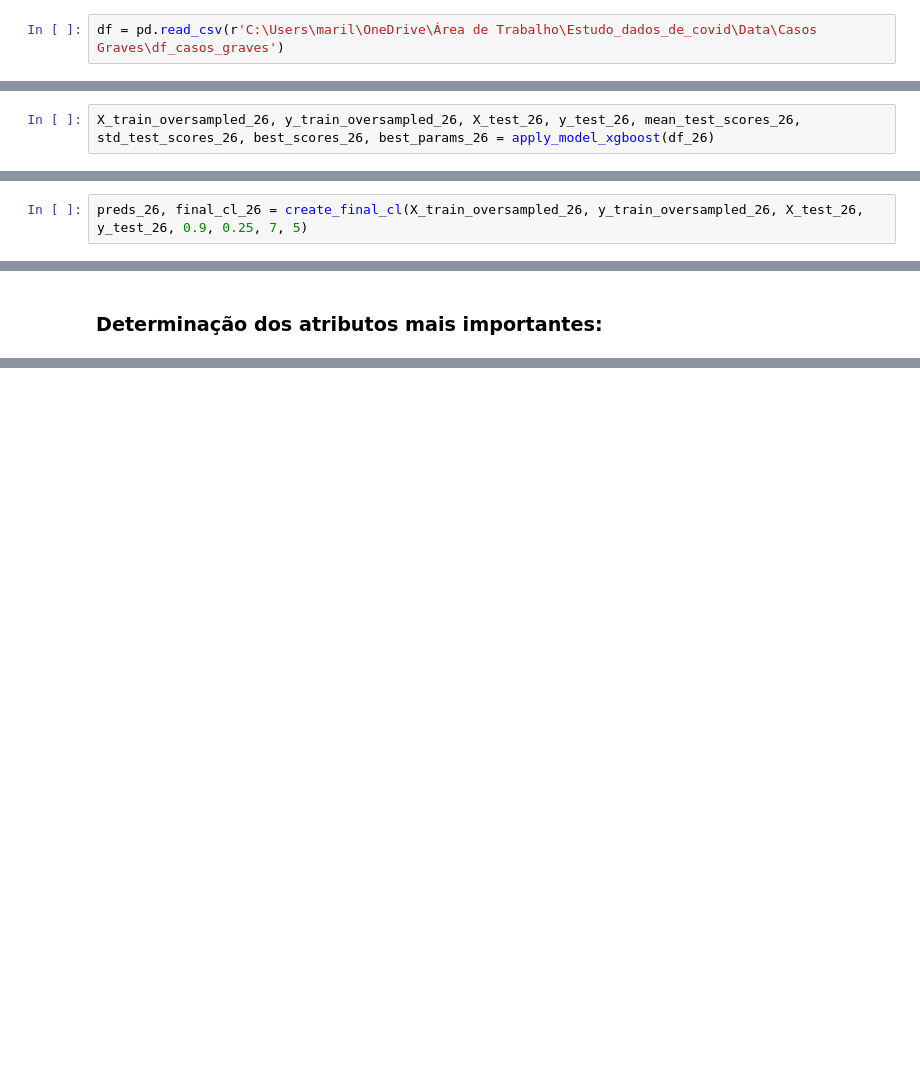
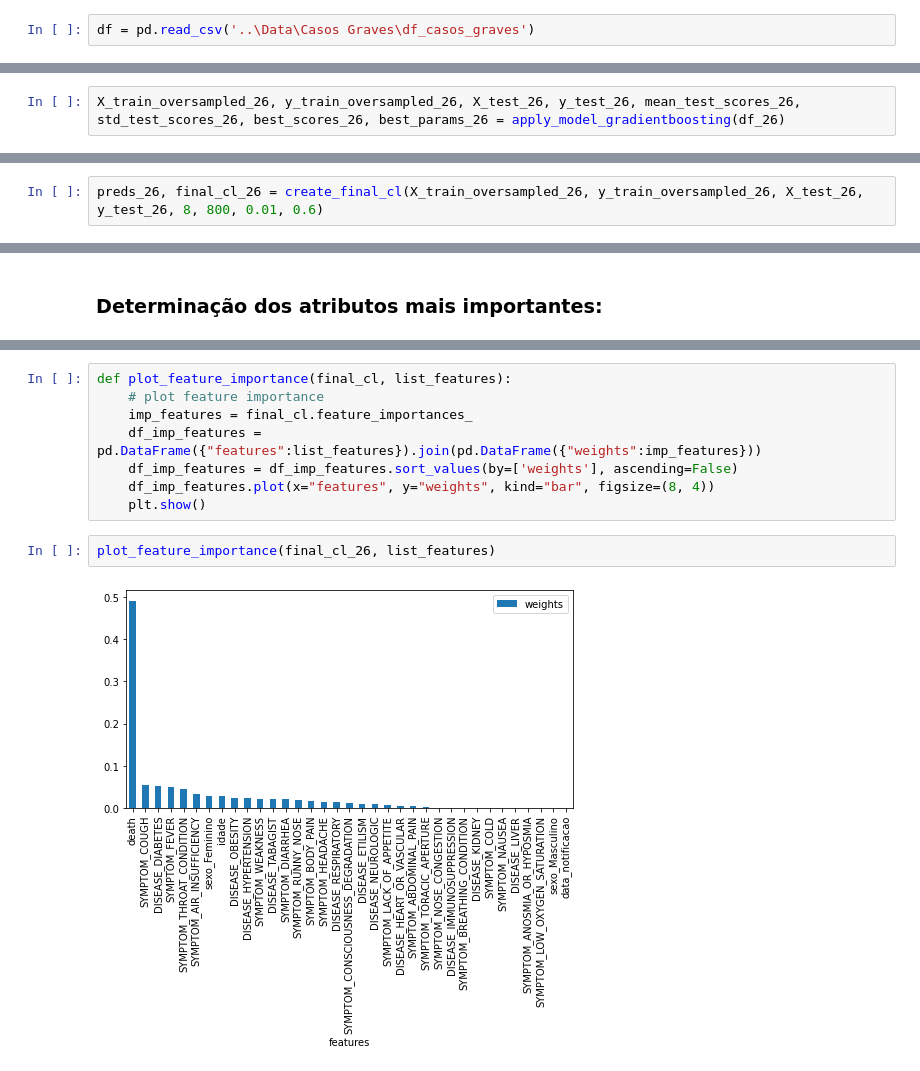
Before and after one commit to bielarnaud/Estudo_dados_de_covid, a Jupyter notebook: Codes/Teste - Gradient Boosting - Sampling.ipynb, the cells around one changed output, grey strips where cells are left out. Saved outputs shown, nothing was run; the diff lists cells and outputs as text; blank space fills up the shorter version.

```diff
--- a/Codes/Teste - Gradient Boosting - Sampling.ipynb
+++ b/Codes/Teste - Gradient Boosting - Sampling.ipynb
@@ -31,7 +31,7 @@ from sklearn.feature_selection import SelectKBest, chi2, mutual_info_classif, Se
 # %% [markdown]
 #### Lendo o dataset:
 # %%
-df = pd.read_csv(r'C:\Users\maril\OneDrive\Área de Trabalho\Estudo_dados_de_covid\Data\Casos Graves\df_casos_graves')
+df = pd.read_csv('..\Data\Casos Graves\df_casos_graves')
 # %% [markdown]
 #### Utilizando a class de pré-processamento para preparar o dataset:
 # %%
@@ -971,2 +1153,2 @@ df_26
 # %%
-X_train_oversampled_26, y_train_oversampled_26, X_test_26, y_test_26, mean_test_scores_26, std_test_scores_26, best_scores_26, best_params_26 = apply_model_xgboost(df_26)
+X_train_oversampled_26, y_train_oversampled_26, X_test_26, y_test_26, mean_test_scores_26, std_test_scores_26, best_scores_26, best_params_26 = apply_model_gradientboosting(df_26)
@@ -973,2 +1173,2 @@ X_train_oversampled_26, y_train_oversampled_26, X_test_26, y_test_26, mean_test_
 # %%
-preds_26, final_cl_26 = create_final_cl(X_train_oversampled_26, y_train_oversampled_26, X_test_26, y_test_26, 0.9, 0.25, 7, 5)
+preds_26, final_cl_26 = create_final_cl(X_train_oversampled_26, y_train_oversampled_26, X_test_26, y_test_26, 8, 800, 0.01, 0.6)
@@ -985,0 +1231,12 @@ plt.show()
+# %%
+def plot_feature_importance(final_cl, list_features):
+    # plot feature importance
+    imp_features = final_cl.feature_importances_
+    df_imp_features = pd.DataFrame({"features":list_features}).join(pd.DataFrame({"weights":imp_features}))
+    df_imp_features = df_imp_features.sort_values(by=['weights'], ascending=False)
+    df_imp_features.plot(x="features", y="weights", kind="bar", figsize=(8, 4))
+    plt.show()
+# %%
+plot_feature_importance(final_cl_26, list_features)
+# %% [output]
+[figure, added]
```
Also changed, not shown: parts of 20 cells of this notebook, 1 other file.
